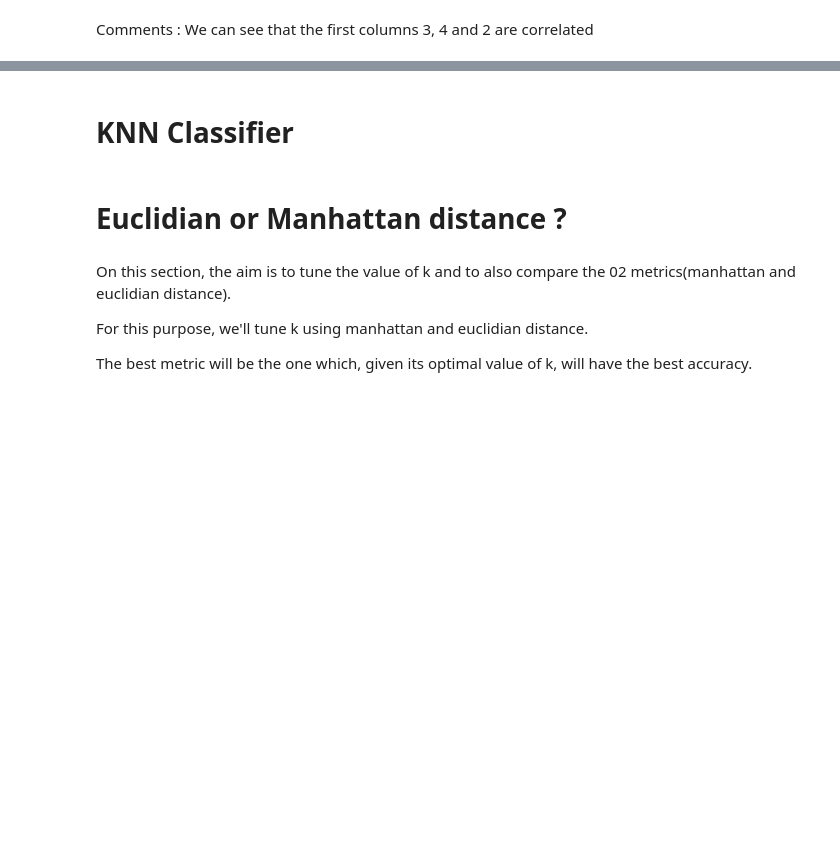
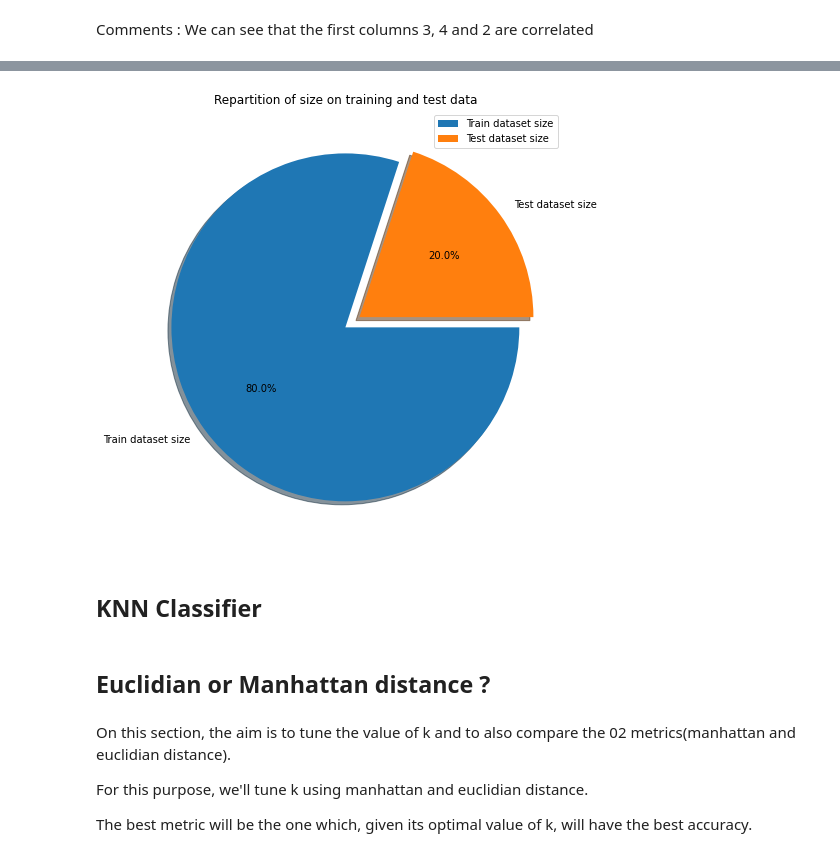
Before and after one commit to Manuela-AYO/Knn, a Jupyter notebook: Waveform_EDA.ipynb, the cells around one changed output, grey strips where cells are left out. Cells and saved outputs as stored; diff of their text form; code cells hidden in the pictures; blank space fills up the shorter version.

```diff
--- a/Waveform_EDA.ipynb
+++ b/Waveform_EDA.ipynb
@@ -99,6 +116,15 @@ print(y_test.shape)
 (1000, 1)
+# %%
+plt.figure(figsize=(16,8))
+plt.pie(x=[train_size, test_size], labels=["Train dataset size", "Test dataset size"],
+        explode=[0, 0.1], counterclock=False, shadow=True, autopct='%1.1f%%')
+plt.title("Repartition of size on training and test data")
+plt.legend(loc="upper right")
+plt.show()
+# %% [output]
+[figure, added]
 # %% [markdown]
-# KNN Classifier
+## KNN Classifier
 # %%
 class Node:
     """
@@ -490,7 +516,7 @@ class knnClassifier:
 
       return self.target_vector[idx]
 # %% [markdown]
-# Euclidian or Manhattan distance ?
+## Euclidian or Manhattan distance ?
 # %% [markdown]
 On this section, the aim is to tune the value of k and to also compare the 02 metrics(manhattan and euclidian distance).
 
```
Also changed, not shown: parts of 63 cells of this notebook.
